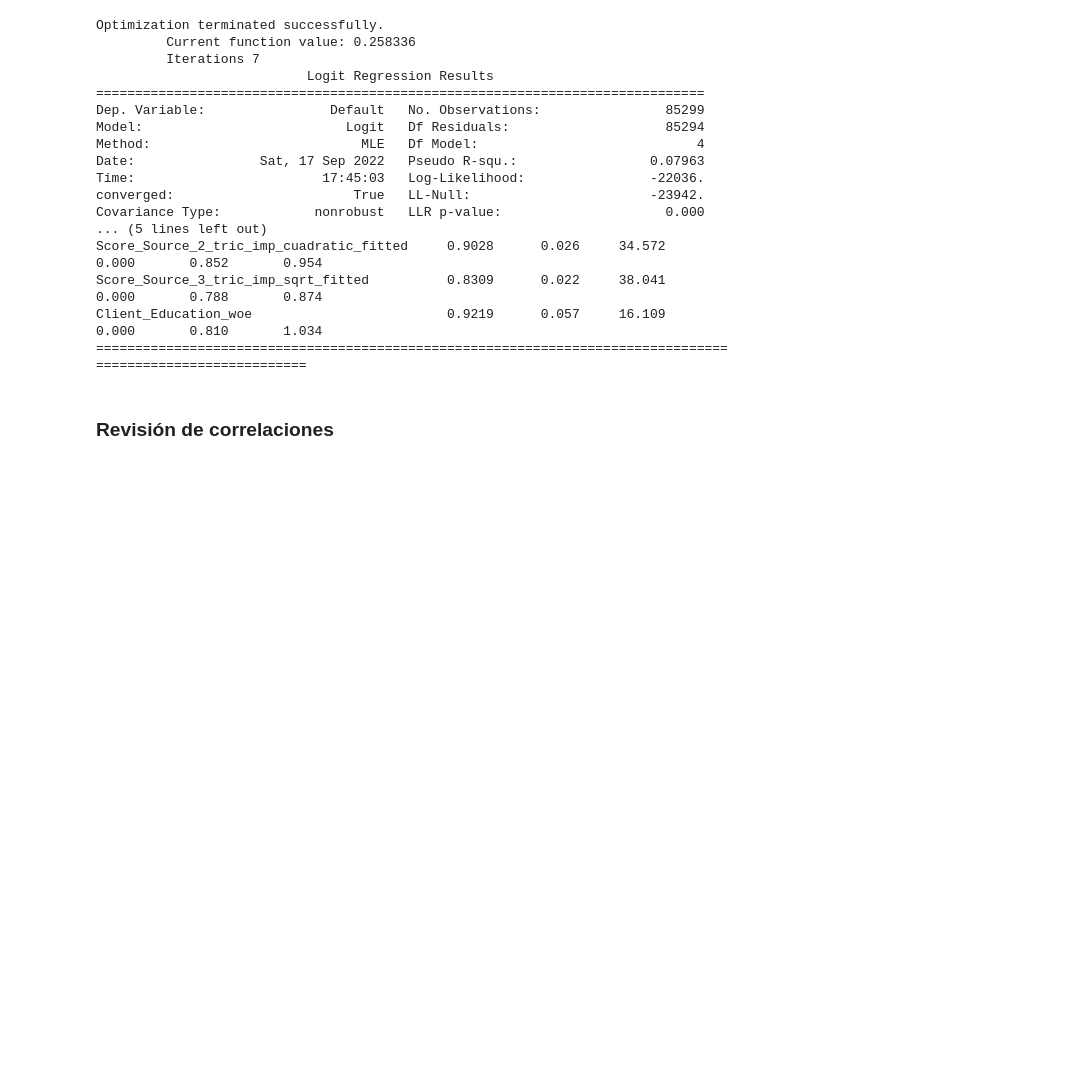
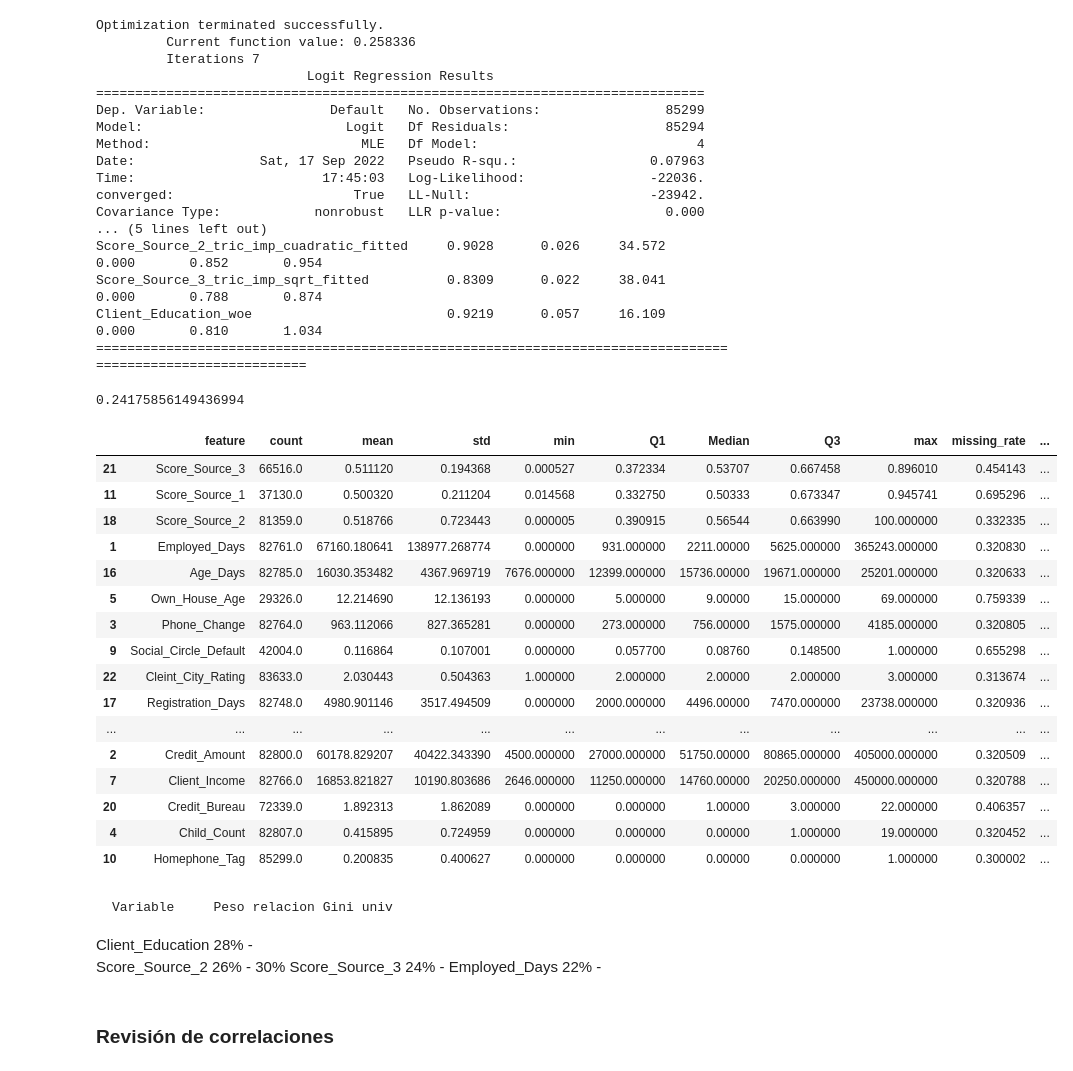
Before and after one commit to JCaballerot/Credit-Scoring, a Jupyter notebook: CreditScoring/Lab_Automobile_Loan_Default.ipynb, the cells around one changed output. Saved outputs shown, nothing was run; the diff lists cells and outputs as text; code cells hidden in the pictures; blank space fills up the shorter version.

```diff
--- a/CreditScoring/Lab_Automobile_Loan_Default.ipynb
+++ b/CreditScoring/Lab_Automobile_Loan_Default.ipynb
@@ -1215,6 +1215,36 @@ Score_Source_2_tric_imp_cuadratic_fitted     0.9028      0.026     34.572      0
 Score_Source_3_tric_imp_sqrt_fitted          0.8309      0.022     38.041      0.000       0.788       0.874
 Client_Education_woe                         0.9219      0.057     16.109      0.000       0.810       1.034
 ============================================================================================================
+# %%
+0.8309/(0.7813 + 0.9028 + 0.8309 + 0.9219)
+# %% [output]
+0.24175856149436994
+# %%
+univariate_II
+# %% [output]
+|  | feature | count | mean | std | min | Q1 | Median | Q3 | max | missing_rate | ... |
+| 21 | Score_Source_3 | 66516.0 | 0.511120 | 0.194368 | 0.000527 | 0.372334 | 0.53707 | 0.667458 | 0.896010 | 0.454143 | ... |
+| 11 | Score_Source_1 | 37130.0 | 0.500320 | 0.211204 | 0.014568 | 0.332750 | 0.50333 | 0.673347 | 0.945741 | 0.695296 | ... |
+| 18 | Score_Source_2 | 81359.0 | 0.518766 | 0.723443 | 0.000005 | 0.390915 | 0.56544 | 0.663990 | 100.000000 | 0.332335 | ... |
+| 1 | Employed_Days | 82761.0 | 67160.180641 | 138977.268774 | 0.000000 | 931.000000 | 2211.00000 | 5625.000000 | 365243.000000 | 0.320830 | ... |
+| 16 | Age_Days | 82785.0 | 16030.353482 | 4367.969719 | 7676.000000 | 12399.000000 | 15736.00000 | 19671.000000 | 25201.000000 | 0.320633 | ... |
+| 5 | Own_House_Age | 29326.0 | 12.214690 | 12.136193 | 0.000000 | 5.000000 | 9.00000 | 15.000000 | 69.000000 | 0.759339 | ... |
+| 3 | Phone_Change | 82764.0 | 963.112066 | 827.365281 | 0.000000 | 273.000000 | 756.00000 | 1575.000000 | 4185.000000 | 0.320805 | ... |
+| 9 | Social_Circle_Default | 42004.0 | 0.116864 | 0.107001 | 0.000000 | 0.057700 | 0.08760 | 0.148500 | 1.000000 | 0.655298 | ... |
+| 22 | Cleint_City_Rating | 83633.0 | 2.030443 | 0.504363 | 1.000000 | 2.000000 | 2.00000 | 2.000000 | 3.000000 | 0.313674 | ... |
+| 17 | Registration_Days | 82748.0 | 4980.901146 | 3517.494509 | 0.000000 | 2000.000000 | 4496.00000 | 7470.000000 | 23738.000000 | 0.320936 | ... |
+| ... | ... | ... | ... | ... | ... | ... | ... | ... | ... | ... | ... |
+| 2 | Credit_Amount | 82800.0 | 60178.829207 | 40422.343390 | 4500.000000 | 27000.000000 | 51750.00000 | 80865.000000 | 405000.000000 | 0.320509 | ... |
+| 7 | Client_Income | 82766.0 | 16853.821827 | 10190.803686 | 2646.000000 | 11250.000000 | 14760.00000 | 20250.000000 | 450000.000000 | 0.320788 | ... |
+| 20 | Credit_Bureau | 72339.0 | 1.892313 | 1.862089 | 0.000000 | 0.000000 | 1.00000 | 3.000000 | 22.000000 | 0.406357 | ... |
+| 4 | Child_Count | 82807.0 | 0.415895 | 0.724959 | 0.000000 | 0.000000 | 0.00000 | 1.000000 | 19.000000 | 0.320452 | ... |
+| 10 | Homephone_Tag | 85299.0 | 0.200835 | 0.400627 | 0.000000 | 0.000000 | 0.00000 | 0.000000 | 1.000000 | 0.300002 | ... |
+# %% [markdown]
+    Variable     Peso relacion Gini univ
+Client_Education  28%    -
+Score_Source_2    26%    -         30%
+Score_Source_3    24%    -
+Employed_Days     22%    -
 # %% [markdown]
 <h3> Revisión de correlaciones </h3>
 # %%
```
